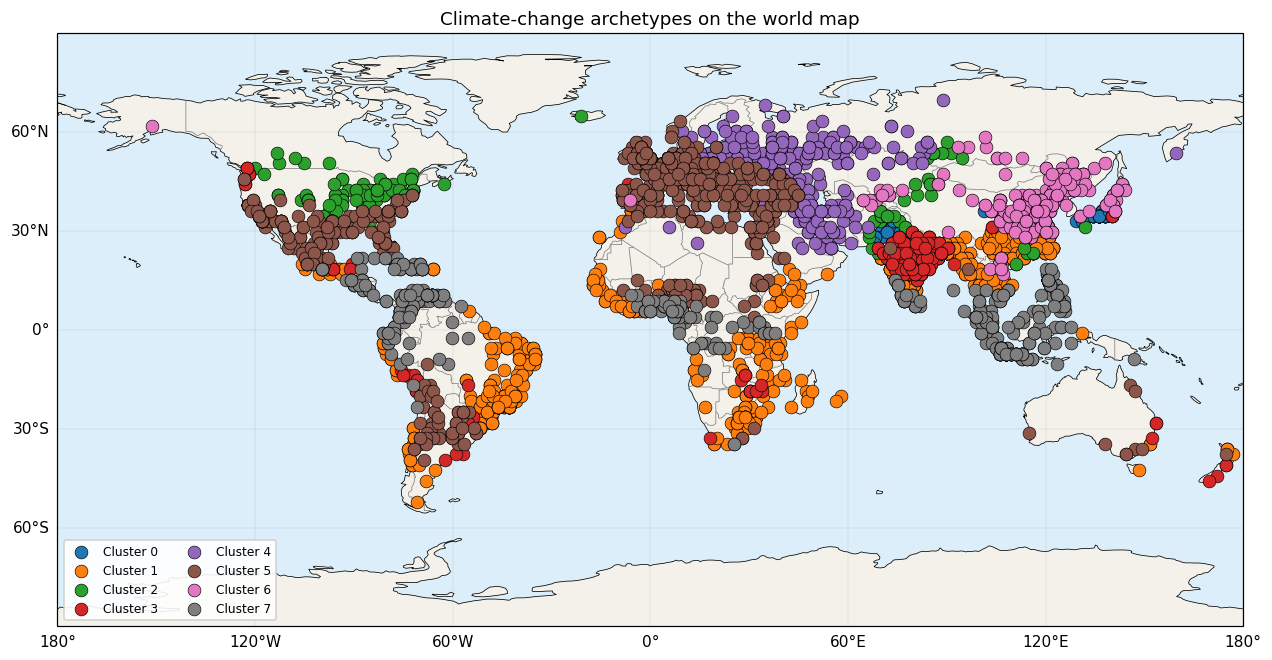
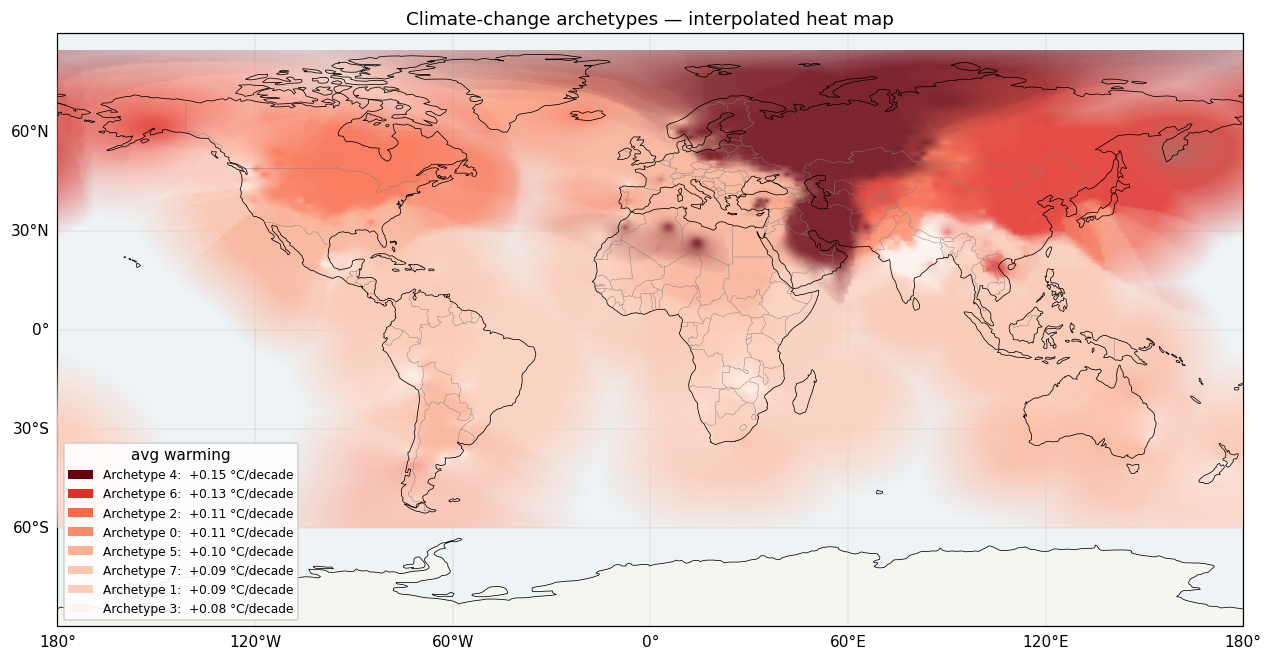
The notebook cell's code change between the first figure and the second:
--- before
+++ after
@@ -1,14 +1,52 @@
-# (a) World map of archetypes — drawn on a real basemap
+# (a) Archetypes as an interpolated HEAT MAP (no scatter dots).
 #
-# Uses Cartopy for genuine coastlines / country borders. If Cartopy
-# is unavailable, the cell degrades gracefully to a plain lon/lat scatter.
-cmap = plt.get_cmap("tab10")  # same palette as the PCA plot, so colors line up
+# At every point we inverse-distance-weight the GMM archetype *probabilities* of
+# nearby cities, then blend each archetype's color by those weights. Where one
+# archetype dominates you see its pure hue; transition zones blend (the gradient).
+# Alpha fades out far from any station, so we don't paint a fingerprint over empty
+# ocean. NOTE: interpolating ~100 sparse stations is illustrative, not a physical
+# reanalysis — read it as "where each climate-change archetype dominates."
+from matplotlib.patches import Patch
 
-def _plot_cities(ax, transform=None):
-    kw = {} if transform is None else {"transform": transform}
-    for c in sorted(feat["cluster"].unique()):
-        s = feat[feat["cluster"] == c]
-        ax.scatter(s["lon"], s["lat"], s=70, color=cmap(c % 10),
-                   edgecolor="k", lw=0.4, label=f"Cluster {c}", zorder=5, **kw)
+# Color each archetype by its AVERAGE WARMING RATE on the diverging 'coolwarm'
+# map: slower-warming archetypes -> blue, faster-warming -> red. (Hues are
+# relative across archetypes; the legend lists each one's actual deg C/decade.)
+n_arch = proba.shape[1]
+rate_by_arch = (feat.groupby("cluster")["warming_rate"].mean()
+                    .reindex(range(n_arch)).fillna(feat["warming_rate"].mean()))
+norm = plt.Normalize(rate_by_arch.min(),
+                     max(rate_by_arch.max(), rate_by_arch.min() + 1e-9))
+cmap = plt.get_cmap("Reds")
+arch_colors = np.array([cmap(norm(rate_by_arch[c]))[:3] for c in range(n_arch)])  # (K,3)
+lats, lons = feat["lat"].values, feat["lon"].values
+
+GLON, GLAT = np.meshgrid(np.linspace(-180, 180, 360),
+                         np.linspace(-60, 85, 290))
+
+def idw_probability_field(glon, glat, lons, lats, P, power=2.0, k=12):
+    '''Distance-weighted archetype-probability field + km to nearest station.'''
+    g_la = np.radians(glat).ravel()[:, None]; g_lo = np.radians(glon).ravel()[:, None]
+    c_la = np.radians(lats)[None, :];         c_lo = np.radians(lons)[None, :]
+    dlat, dlon = g_la - c_la, g_lo - c_lo
+    a = np.sin(dlat/2)**2 + np.cos(g_la)*np.cos(c_la)*np.sin(dlon/2)**2
+    D = 2 * 6371 * np.arcsin(np.sqrt(a))                  # (n_grid, n_cities), km
+    nn = np.argsort(D, axis=1)[:, :k]                     # k nearest cities
+    rows = np.arange(D.shape[0])[:, None]
+    Dk = D[rows, nn]
+    w = 1.0 / np.clip(Dk, 1.0, None) ** power
+    w /= w.sum(axis=1, keepdims=True)
+    field = np.einsum("gk,gkc->gc", w, P[nn])             # (n_grid, K)
+    return field, Dk.min(axis=1)
+
+field, dmin = idw_probability_field(GLON, GLAT, lons, lats, proba)
+rgb   = field @ arch_colors                               # blended color per cell
+alpha = np.clip(1.0 - (dmin - 800) / 2500, 0.0, 0.85)     # fade beyond ~station range
+img   = np.dstack([rgb.reshape(*GLON.shape, 3), alpha.reshape(GLON.shape)])
+
+order_by_rate = rate_by_arch.sort_values(ascending=False).index
+handles = [Patch(facecolor=arch_colors[c],
+                 label=f"Archetype {c}:  {rate_by_arch[c]:+.2f} \u00b0C/decade")
+           for c in order_by_rate]
+EXTENT = [-180, 180, -60, 85]
 
 try:
@@ -17,23 +55,24 @@
     proj = ccrs.PlateCarree()
     fig = plt.figure(figsize=(14, 7))
-    ax = plt.axes(projection=proj)
-    ax.set_global()
-    ax.add_feature(cfeature.OCEAN, facecolor="#dbeefa")
-    ax.add_feature(cfeature.LAND,  facecolor="#f3f1ea")
-    ax.add_feature(cfeature.COASTLINE, linewidth=0.5)
-    ax.add_feature(cfeature.BORDERS,   linewidth=0.5, edgecolor="gray")
-    gl = ax.gridlines(draw_labels=True, linewidth=0.3, color="gray", alpha=0.3)
+    ax = plt.axes(projection=proj); ax.set_global()
+    ax.add_feature(cfeature.OCEAN, facecolor="#eef3f6")
+    ax.add_feature(cfeature.LAND,  facecolor="#f7f5ef")
+    ax.imshow(img, origin="lower", extent=EXTENT, transform=proj,
+              interpolation="bilinear", zorder=3)
+    ax.add_feature(cfeature.COASTLINE, linewidth=0.5, zorder=4)
+    ax.add_feature(cfeature.BORDERS,   linewidth=0.3, edgecolor="gray", zorder=4)
+    gl = ax.gridlines(draw_labels=True, linewidth=0.3, color="gray", alpha=0.4)
     gl.top_labels = gl.right_labels = False
-    _plot_cities(ax, transform=proj)
-    ax.set_title("Climate-change archetypes on the world map")
-    ax.legend(loc="lower left", ncol=2, fontsize=8, framealpha=0.9)
+    ax.set_title("Climate-change archetypes — interpolated heat map")
+    ax.legend(handles=handles, loc="lower left", ncol=1, fontsize=8,
+              framealpha=0.9, title="Average Warming")
     plt.show()
 except Exception as e:
-    print(f"[Cartopy not available → plain scatter]  {type(e).__name__}: {e}")
+    print(f"[Cartopy not available -> plain heat map]  {type(e).__name__}: {e}")
     fig, ax = plt.subplots(figsize=(13, 6.5))
-    _plot_cities(ax)
-    ax.set(xlim=(-180, 180), ylim=(-90, 90), xlabel="Longitude", ylabel="Latitude",
-           title="Climate-change archetypes (lon/lat)")
-    ax.axhline(0, color="gray", lw=0.6, ls="--")  # equator
-    ax.legend(loc="lower left", ncol=2, fontsize=8)
+    ax.imshow(img, origin="lower", extent=EXTENT, interpolation="bilinear")
+    ax.set(xlim=(-180, 180), ylim=(-60, 85), xlabel="Longitude", ylabel="Latitude",
+           title="Climate-change archetypes - interpolated heat map")
+    ax.legend(handles=handles, loc="lower left", ncol=1, fontsize=8,
+              title="Average Warming")
     plt.show()

Commit: added a more gradient color plot with informative legend